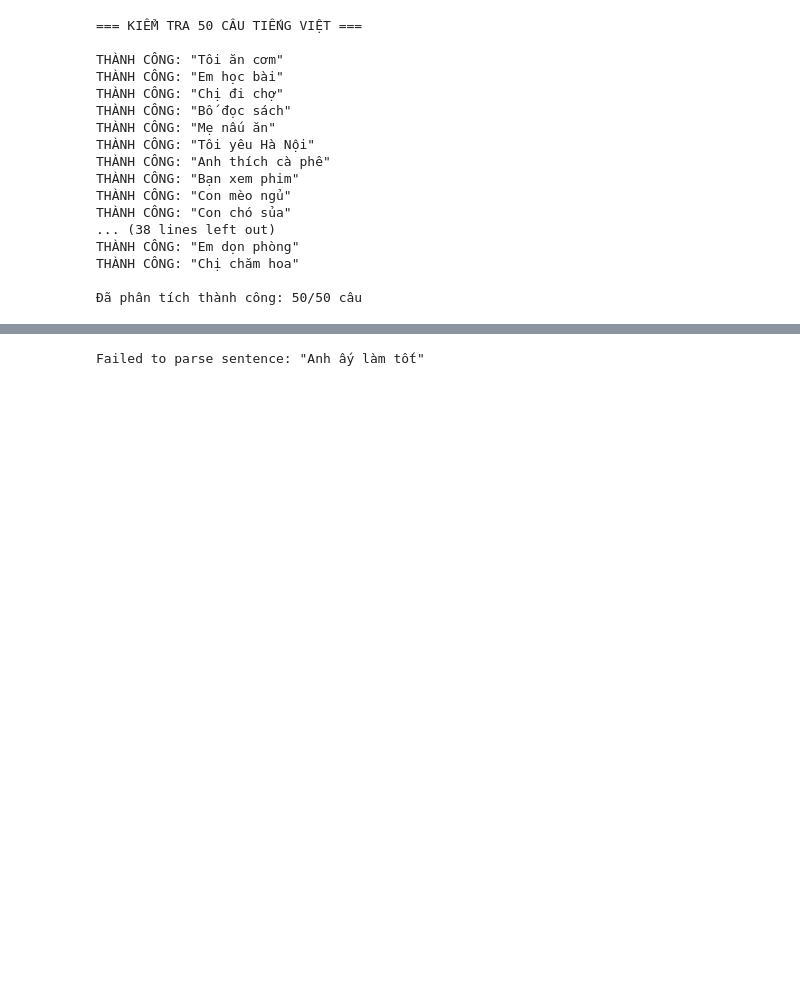
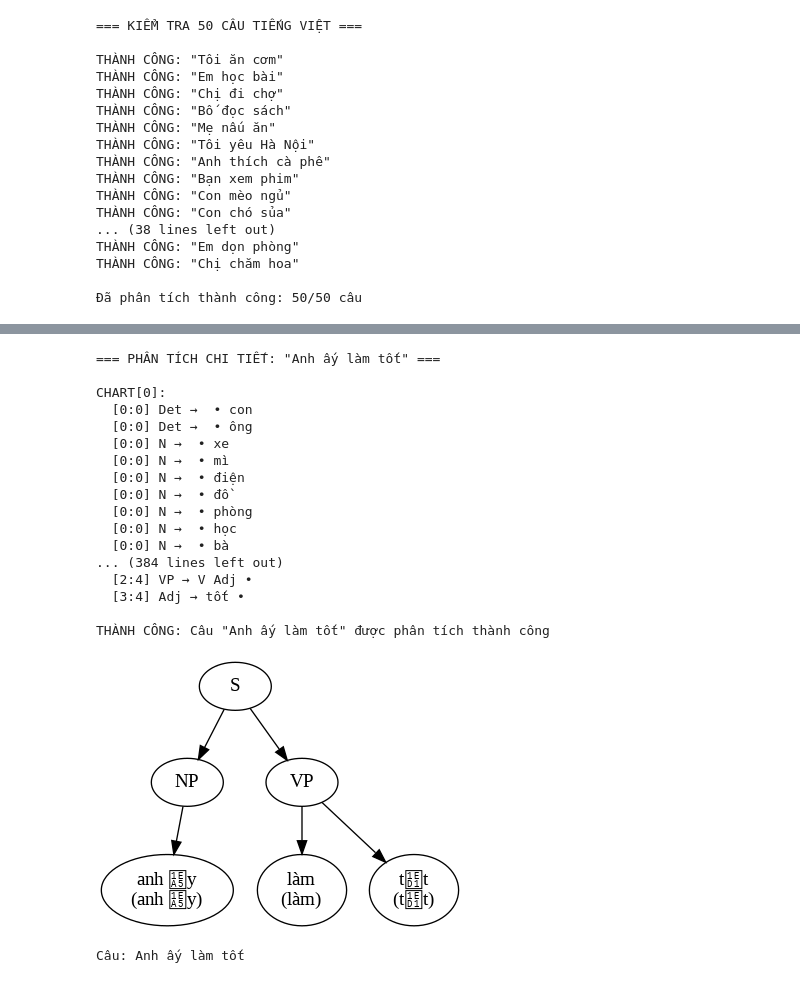
Before and after one commit to tuanphongvo/top-down-chart-parser, a Jupyter notebook: top-down-chart-parser.ipynb, the cells around one changed output, grey strips where cells are left out. Cells and saved outputs as stored; diff of their text form; code cells hidden in the pictures; blank space fills up the shorter version.

```diff
--- a/top-down-chart-parser.ipynb
+++ b/top-down-chart-parser.ipynb
@@ -28,7 +28,8 @@ VN_GRAMMAR = {
         ["mèo"], ["chó"], ["cờ"], ["tranh"], ["búp bê"], ["nước"], ["báo"], ["mì"],
         ["xe"], ["bánh"], ["nhạc"], ["thư"], ["cây"], ["đồ"], ["tivi"], ["truyện"],
         ["sữa"], ["toán"], ["tiếng anh"], ["đồng hồ"], ["ảnh"], ["phòng"], ["hoa"],
-        ["đàn"], ["bộ"], ["chén"], ["trưa"], ["dạo"], ["điện"], ["ăn"], ["học"], ["làm"],
+        ["đàn"], ["bộ"], ["chén"], ["trưa"], ["dạo"], ["điện"], ["ăn"], ["học"],
+        #["làm"],
         ["việc"], ["ông bà"], ["bà"], ["tôi"], ["sinh"], ["tố"], ["bánh mì"], ["sinh tố"],
         ["cá koi"], ["học sinh"],["sinh học"],["anh ấy"]
     ],
@@ -56,7 +57,8 @@ VN_GRAMMAR = {
         ["trẻ"],
         ["mới"],
         ["nóng"],
-        ["vui"]
+        ["vui"],
+        #["tốt"],
     ],
 
     "Adv": [
@@ -478,15 +480,33 @@ def visualize_parse_tree(sentence, output_file="parse_tree", format="png"):
 # %%
 # === EXAMPLE USAGE ===
 if __name__ == "__main__":
     # Test with a simple sentence
     test_sentence = "tôi ăn bánh mì"
     test_sentence = "tôi mua bánh mì"
     test_sentence = "tôi mua sinh tố"
     test_sentence = "Anh thích cà phê cá koi"
     test_sentence = "Học sinh học sinh học"
     test_sentence = "Anh ấy làm tốt"
-
+    analyze_sentence(test_sentence)
     parse_graph = visualize_parse_tree(test_sentence, format="png")
     parse_graph
 # %% [output]
-Failed to parse sentence: "Anh ấy làm tốt"
+=== PHÂN TÍCH CHI TIẾT: "Anh ấy làm tốt" ===
+
+CHART[0]:
+  [0:0] Det →  • con
+  [0:0] Det →  • ông
+  [0:0] N →  • xe
+  [0:0] N →  • mì
+  [0:0] N →  • điện
+  [0:0] N →  • đồ
+  [0:0] N →  • phòng
+  [0:0] N →  • học
+  [0:0] N →  • bà
+... (384 lines left out)
+  [2:4] VP → V Adj •
+  [3:4] Adj → tốt •
+
+THÀNH CÔNG: Câu "Anh ấy làm tốt" được phân tích thành công
+[figure, added]
+Câu: Anh ấy làm tốt
```
